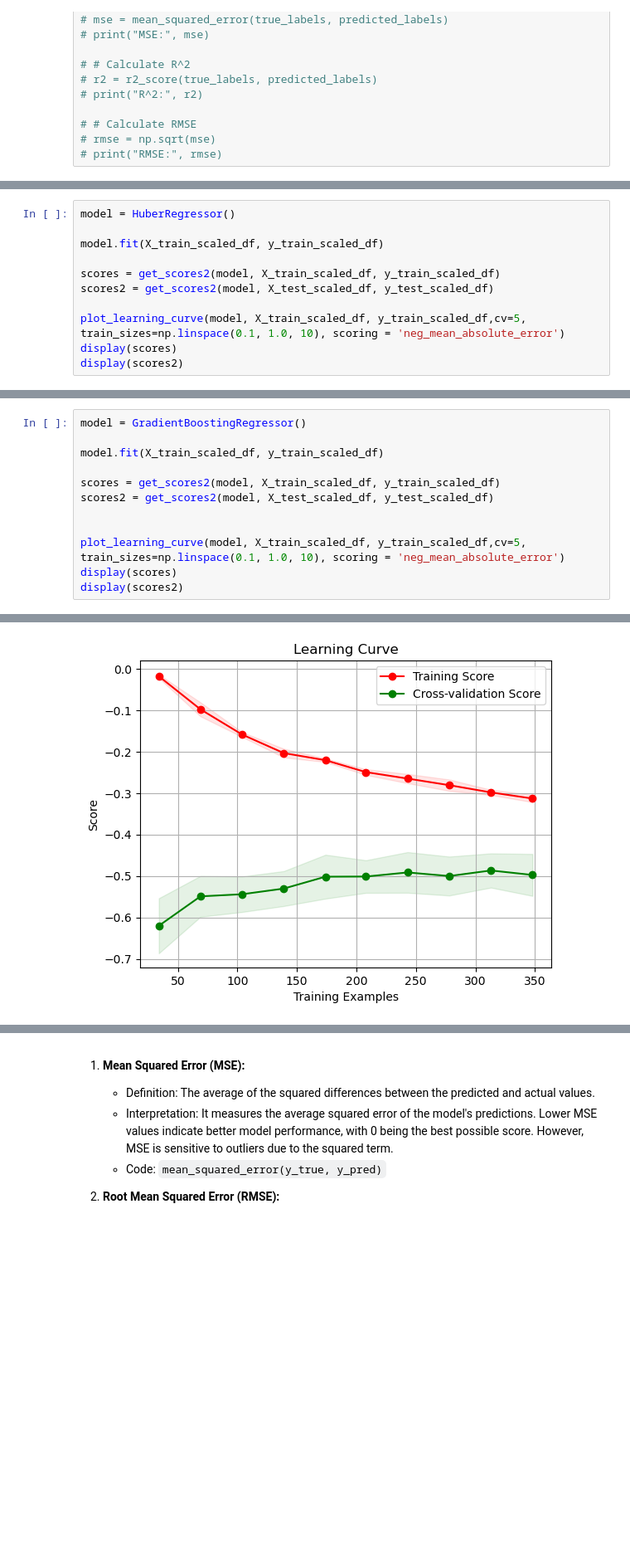
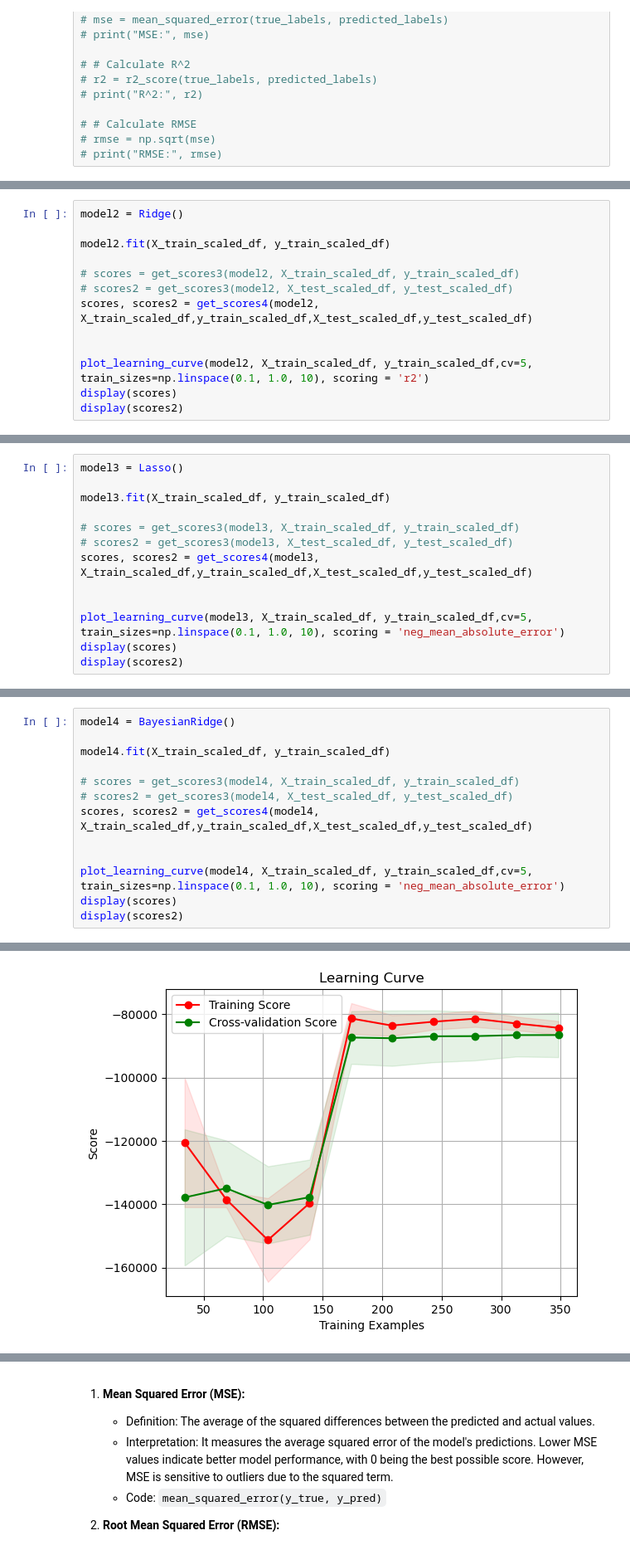
Before and after one commit to ahmakhoo/AIML-CA1, a Jupyter notebook: AIML/CA1/CA1 code part 2.ipynb, the cells around one changed output, grey strips where cells are left out. Shown at 83% size. Cells and saved outputs as stored; diff of their text form; blank space fills up the shorter version.

```diff
--- a/AIML/CA1/CA1 code part 2.ipynb
+++ b/AIML/CA1/CA1 code part 2.ipynb
@@ -1155,0 +1342,13 @@ Index(['House Area (sqm)', 'No. of Bedrooms', 'No. of Toilets', 'Stories',
+# %%
+model2 = Ridge()
+
+model2.fit(X_train_scaled_df, y_train_scaled_df)
+
+# scores = get_scores3(model2, X_train_scaled_df, y_train_scaled_df)
+# scores2 = get_scores3(model2, X_test_scaled_df, y_test_scaled_df)
+scores, scores2 = get_scores4(model2, X_train_scaled_df,y_train_scaled_df,X_test_scaled_df,y_test_scaled_df)
+
+
+plot_learning_curve(model2, X_train_scaled_df, y_train_scaled_df,cv=5, train_sizes=np.linspace(0.1, 1.0, 10), scoring = 'r2')
+display(scores)
+display(scores2)
@@ -1156,12 +1369,14 @@ Index(['House Area (sqm)', 'No. of Bedrooms', 'No. of Toilets', 'Stories',
 # %%
-model = HuberRegressor()
+model3 = Lasso()
 
-model.fit(X_train_scaled_df, y_train_scaled_df)
+model3.fit(X_train_scaled_df, y_train_scaled_df)
 
-scores = get_scores2(model, X_train_scaled_df, y_train_scaled_df)
-scores2 = get_scores2(model, X_test_scaled_df, y_test_scaled_df)
+# scores = get_scores3(model3, X_train_scaled_df, y_train_scaled_df)
+# scores2 = get_scores3(model3, X_test_scaled_df, y_test_scaled_df)
+scores, scores2 = get_scores4(model3, X_train_scaled_df,y_train_scaled_df,X_test_scaled_df,y_test_scaled_df)
 
-plot_learning_curve(model, X_train_scaled_df, y_train_scaled_df,cv=5, train_sizes=np.linspace(0.1, 1.0, 10), scoring = 'neg_mean_absolute_error')
+
+plot_learning_curve(model3, X_train_scaled_df, y_train_scaled_df,cv=5, train_sizes=np.linspace(0.1, 1.0, 10), scoring = 'neg_mean_absolute_error')
 display(scores)
 display(scores2)
 # %% [output]
@@ -1181,13 +1396,14 @@ display(scores2)
 # %%
-model = GradientBoostingRegressor()
+model4 = BayesianRidge()
 
-model.fit(X_train_scaled_df, y_train_scaled_df)
+model4.fit(X_train_scaled_df, y_train_scaled_df)
 
-scores = get_scores2(model, X_train_scaled_df, y_train_scaled_df)
-scores2 = get_scores2(model, X_test_scaled_df, y_test_scaled_df)
+# scores = get_scores3(model4, X_train_scaled_df, y_train_scaled_df)
+# scores2 = get_scores3(model4, X_test_scaled_df, y_test_scaled_df)
+scores, scores2 = get_scores4(model4, X_train_scaled_df,y_train_scaled_df,X_test_scaled_df,y_test_scaled_df)
 
 
-plot_learning_curve(model, X_train_scaled_df, y_train_scaled_df,cv=5, train_sizes=np.linspace(0.1, 1.0, 10), scoring = 'neg_mean_absolute_error')
+plot_learning_curve(model4, X_train_scaled_df, y_train_scaled_df,cv=5, train_sizes=np.linspace(0.1, 1.0, 10), scoring = 'neg_mean_absolute_error')
 display(scores)
 display(scores2)
 # %% [output]
@@ -1206,2 +1422,2 @@ display(scores2)
-[figure, old version]
+[figure, new version]
 # %%
```
Also changed, not shown: parts of 56 cells of this notebook.
